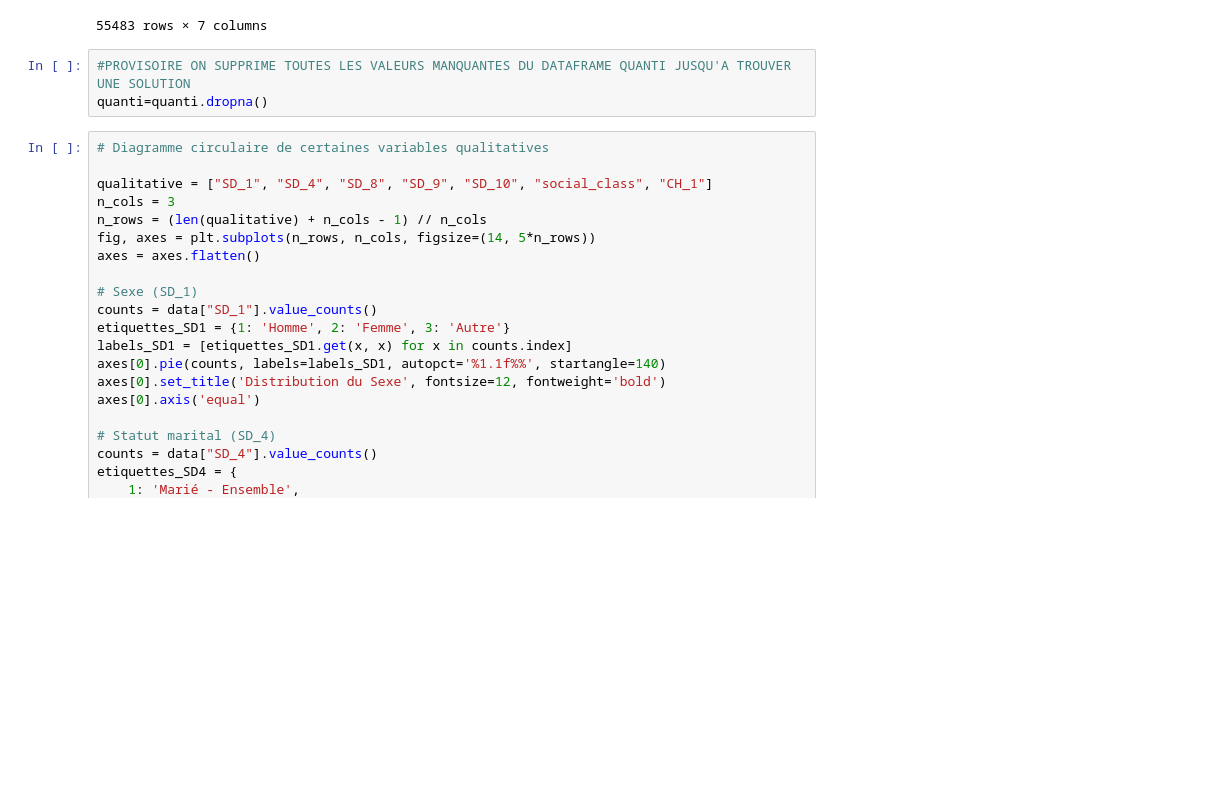
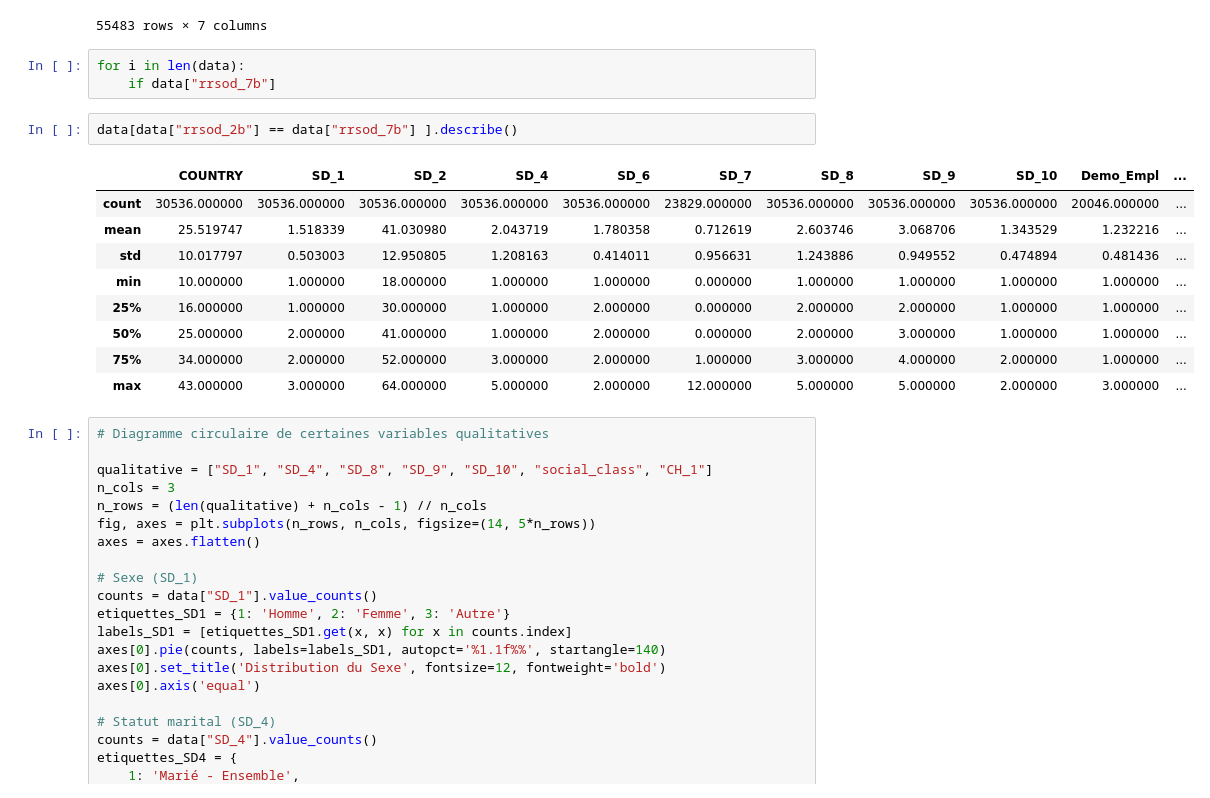
Before and after one commit to emile-gllm/projet_python2A, a Jupyter notebook: projet_python2_notebook.ipynb, the cells around one changed output. Drawn from its saved outputs; the diff is of its cells as text; blank space fills up the shorter version.

```diff
--- a/projet_python2_notebook.ipynb
+++ b/projet_python2_notebook.ipynb
@@ -343,9 +498,21 @@ quanti
 | 56012 | 32.0 | 1 | 1000.000000 | 329.460 | 30 | 8 | NaN |
 | 56013 | 37.0 | 0 | 2000.000000 | 4.375 | 8,5 | NaN | NaN |
 55483 rows × 7 columns
-# %%
-#PROVISOIRE ON SUPPRIME TOUTES LES VALEURS MANQUANTES DU DATAFRAME QUANTI JUSQU'A TROUVER UNE SOLUTION
-quanti=quanti.dropna()
+# %%
+for i in len(data):
+    if data["rrsod_7b"]
+# %%
+data[data["rrsod_2b"] == data["rrsod_7b"] ].describe()
+# %% [output]
+|  | COUNTRY | SD_1 | SD_2 | SD_4 | SD_6 | SD_7 | SD_8 | SD_9 | SD_10 | Demo_Empl | ... |
+| count | 30536.000000 | 30536.000000 | 30536.000000 | 30536.000000 | 30536.000000 | 23829.000000 | 30536.000000 | 30536.000000 | 30536.000000 | 20046.000000 | ... |
+| mean | 25.519747 | 1.518339 | 41.030980 | 2.043719 | 1.780358 | 0.712619 | 2.603746 | 3.068706 | 1.343529 | 1.232216 | ... |
+| std | 10.017797 | 0.503003 | 12.950805 | 1.208163 | 0.414011 | 0.956631 | 1.243886 | 0.949552 | 0.474894 | 0.481436 | ... |
+| min | 10.000000 | 1.000000 | 18.000000 | 1.000000 | 1.000000 | 0.000000 | 1.000000 | 1.000000 | 1.000000 | 1.000000 | ... |
+| 25% | 16.000000 | 1.000000 | 30.000000 | 1.000000 | 2.000000 | 0.000000 | 2.000000 | 2.000000 | 1.000000 | 1.000000 | ... |
+| 50% | 25.000000 | 2.000000 | 41.000000 | 1.000000 | 2.000000 | 0.000000 | 2.000000 | 3.000000 | 1.000000 | 1.000000 | ... |
+| 75% | 34.000000 | 2.000000 | 52.000000 | 3.000000 | 2.000000 | 1.000000 | 3.000000 | 4.000000 | 2.000000 | 1.000000 | ... |
+| max | 43.000000 | 3.000000 | 64.000000 | 5.000000 | 2.000000 | 12.000000 | 5.000000 | 5.000000 | 2.000000 | 3.000000 | ... |
 # %%
 # Diagramme circulaire de certaines variables qualitatives
 
```
Also changed, not shown: parts of 23 cells of this notebook.
